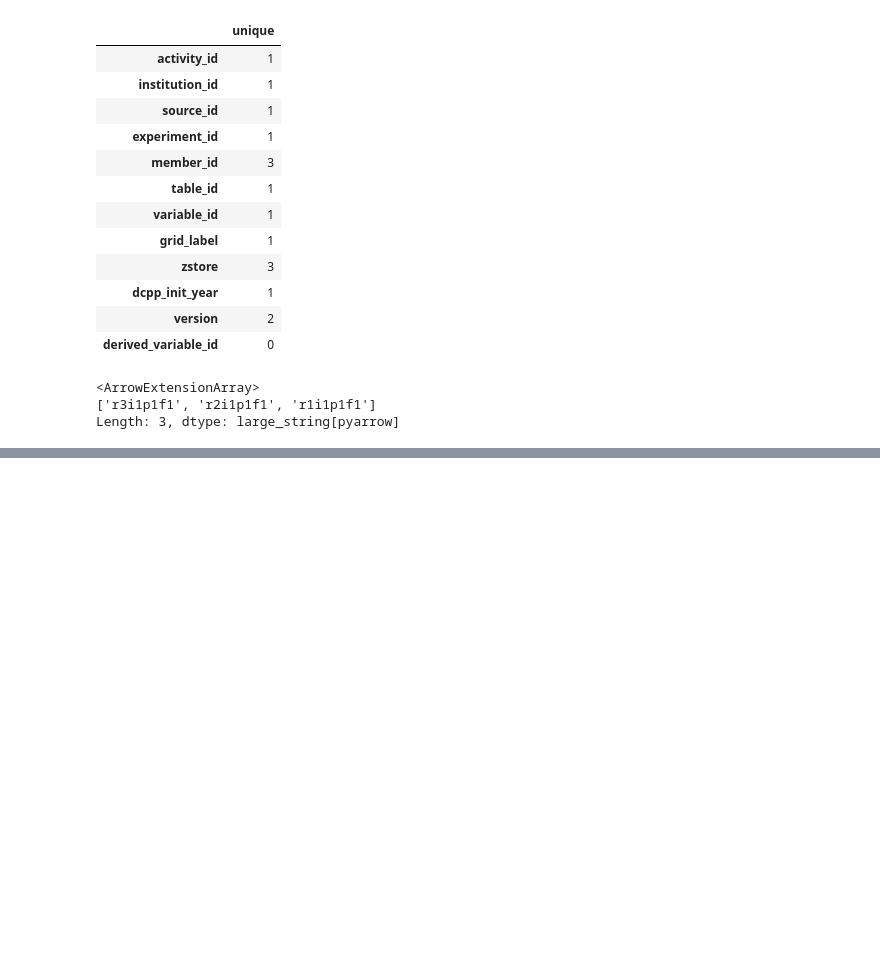
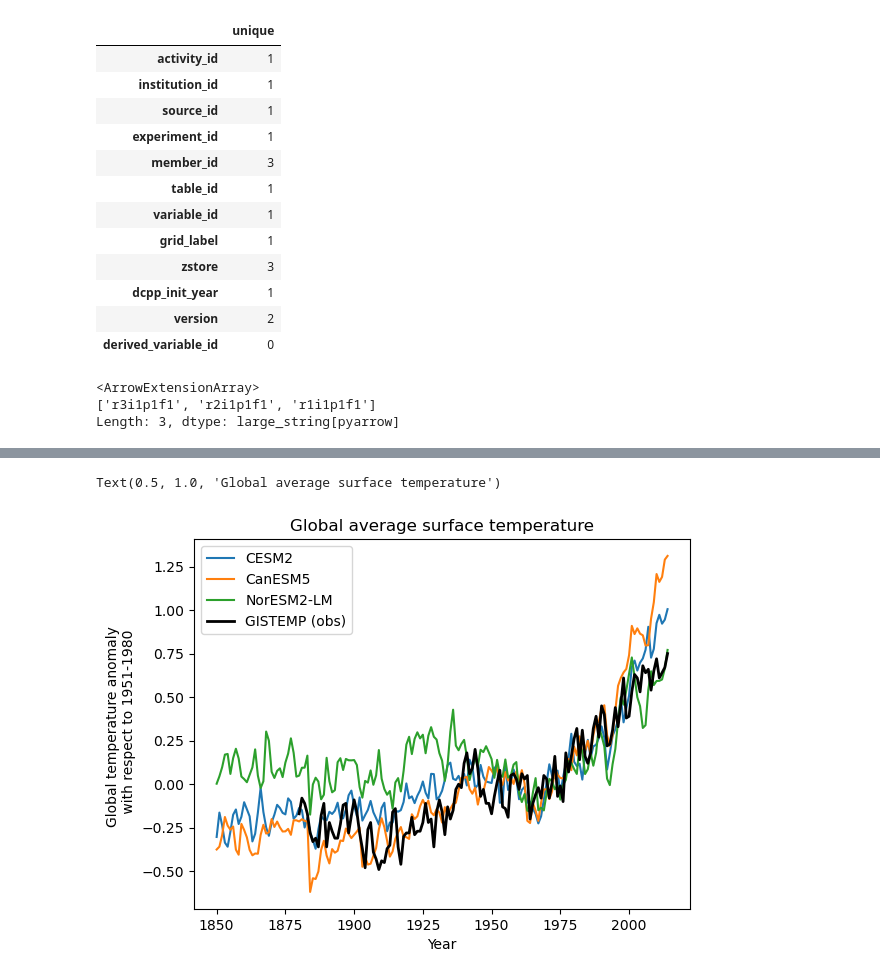
Before and after one commit to dmw2166/comp-res-climate-data-sci-online, a Jupyter notebook: notes/April14_inclass.ipynb, the cells around one changed output, grey strips where cells are left out. Drawn from its saved outputs; the diff is of its cells as text; code cells hidden in the pictures; blank space fills up the shorter version.

```diff
--- a/notes/April14_inclass.ipynb
+++ b/notes/April14_inclass.ipynb
@@ -312,0 +362,22 @@ for name, ds in ddict_w_area.items():
+# %%
+plt.figure()
+for name, ds in ddict_w_area.items():
+    weights = ds.areacella
+    mean_temp_weighted = ds['tas'].weighted(weights).mean(['x', 'y']).coarsen(time=12).mean()
+    anomaly = mean_temp_weighted - mean_temp_weighted.sel(time=slice('1951', '1980')).mean('time')
+    ensemble_mean = anomaly.mean('member_id')
+    # Convert to plain python types — no xarray or cftime touches matplotlib
+    years = np.array([int(t.year) for t in ensemble_mean.time.values])
+    vals = ensemble_mean.values.squeeze()
+    plt.plot(years, vals, label=ds.attrs['source_id'])
+
+plt.plot(gistemp_annual['Year'].values, gistemp_annual['J-D'].values,
+         color='k', linewidth=2, label='GISTEMP (obs)')
+
+plt.legend()
+plt.xlabel('Year')
+plt.ylabel('Global temperature anomaly \n with respect to 1951-1980')
+plt.title('Global average surface temperature')
+# %% [output]
+Text(0.5, 1.0, 'Global average surface temperature')
+[figure, added]
```
Also changed, not shown: parts of 12 cells of this notebook, 1 other file.
